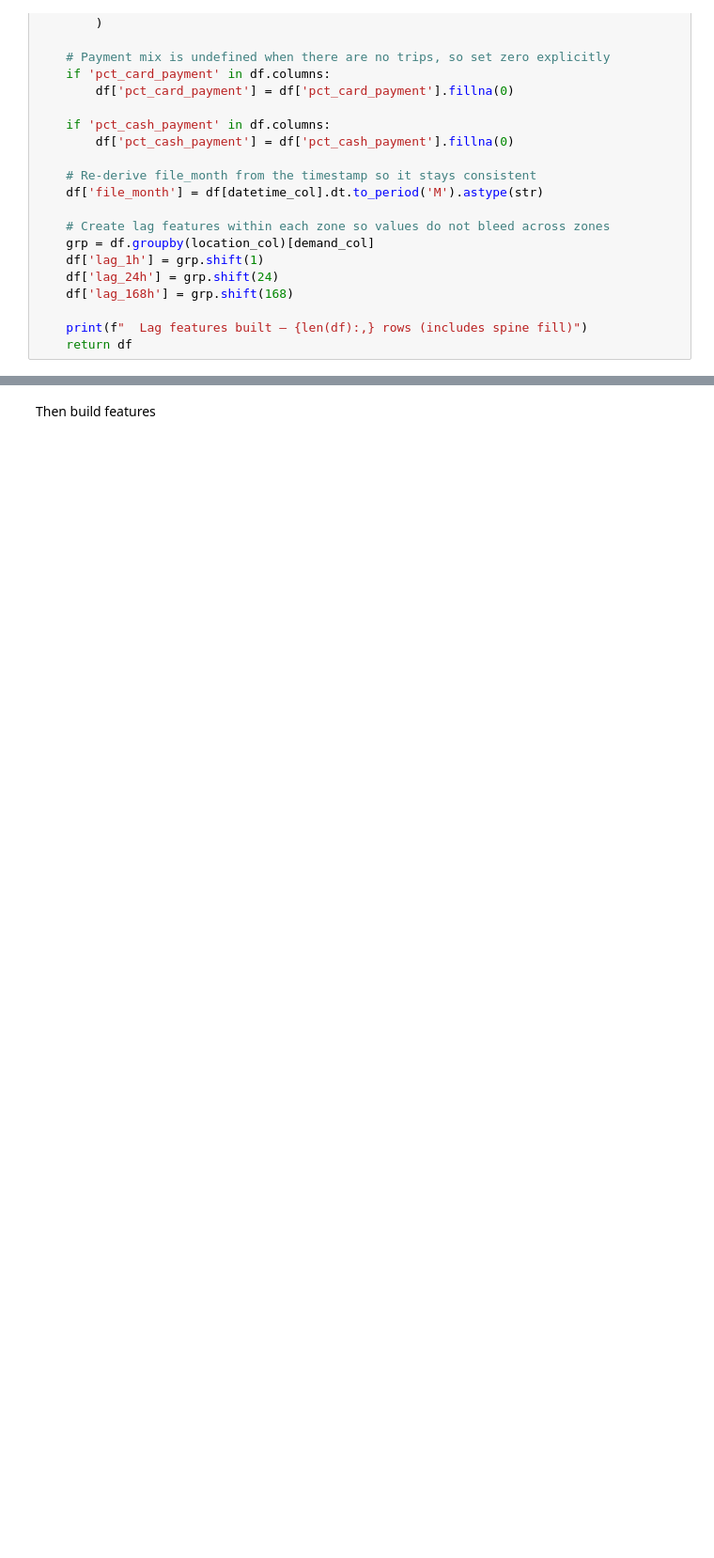
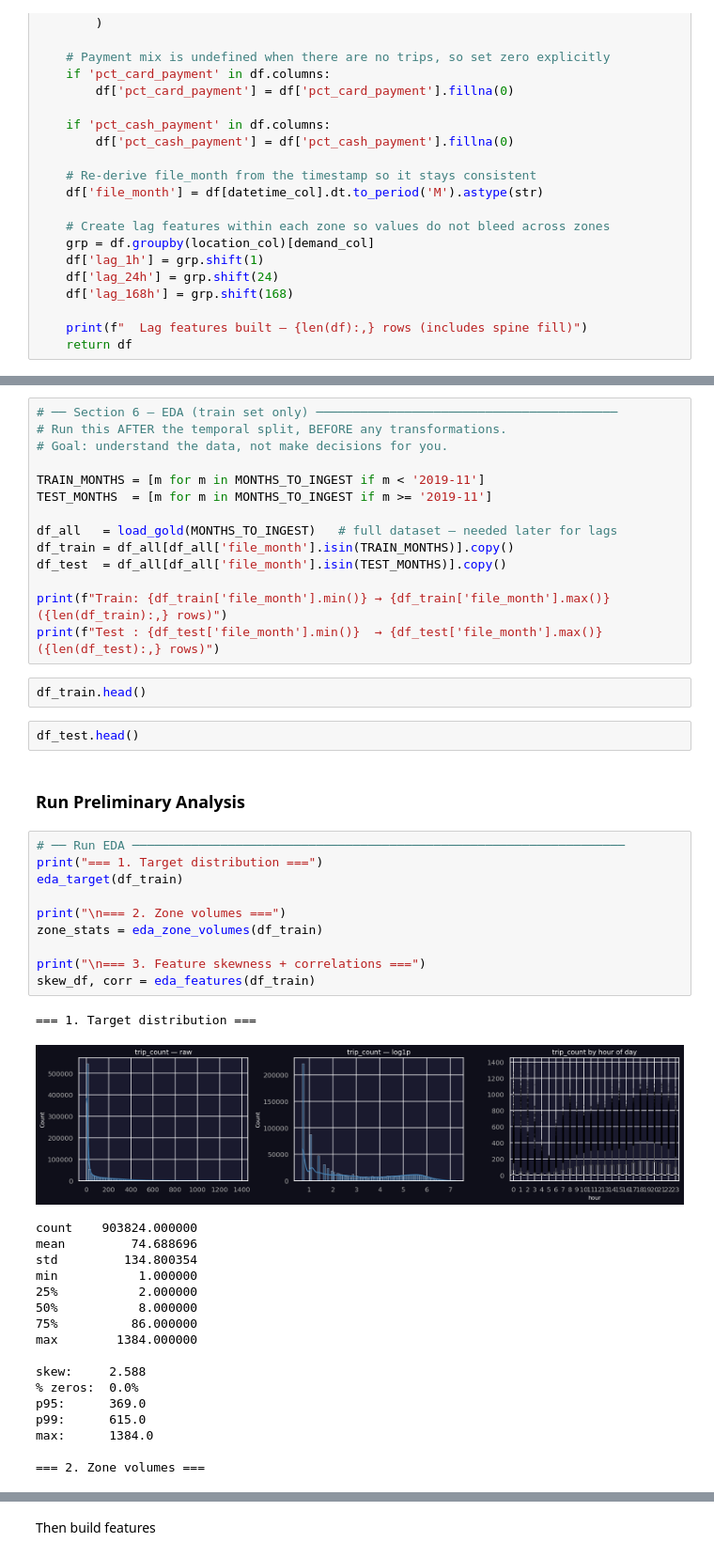
Before and after one commit to aislam2346/aislam, a Jupyter notebook: NYC_Taxi_Pipeline_Clean_v2.ipynb, the cells around one changed output, grey strips where cells are left out. Shown at 94% size. Saved outputs shown, nothing was run; the diff lists cells and outputs as text; blank space fills up the shorter version.

Commit message:
included EDA code before baseline modelling

```diff
--- a/NYC_Taxi_Pipeline_Clean_v2.ipynb
+++ b/NYC_Taxi_Pipeline_Clean_v2.ipynb
@@ -1014,0 +1347,49 @@ def build_lag_features(df,
+# %%
+# ── Section 6 — EDA (train set only) ─────────────────────────────────────────
+# Run this AFTER the temporal split, BEFORE any transformations.
+# Goal: understand the data, not make decisions for you.
+
+TRAIN_MONTHS = [m for m in MONTHS_TO_INGEST if m < '2019-11']
+TEST_MONTHS  = [m for m in MONTHS_TO_INGEST if m >= '2019-11']
+
+df_all   = load_gold(MONTHS_TO_INGEST)   # full dataset — needed later for lags
+df_train = df_all[df_all['file_month'].isin(TRAIN_MONTHS)].copy()
+df_test  = df_all[df_all['file_month'].isin(TEST_MONTHS)].copy()
+
+print(f"Train: {df_train['file_month'].min()} → {df_train['file_month'].max()}  ({len(df_train):,} rows)")
+print(f"Test : {df_test['file_month'].min()}  → {df_test['file_month'].max()}   ({len(df_test):,} rows)")
+# %%
+df_train.head()
+# %%
+df_test.head()
+# %% [markdown]
+### Run Preliminary Analysis
+# %%
+# ── Run EDA ───────────────────────────────────────────────────────────────────
+print("=== 1. Target distribution ===")
+eda_target(df_train)
+
+print("\n=== 2. Zone volumes ===")
+zone_stats = eda_zone_volumes(df_train)
+
+print("\n=== 3. Feature skewness + correlations ===")
+skew_df, corr = eda_features(df_train)
+# %% [output]
+=== 1. Target distribution ===
+[figure, added]
+count    903824.000000
+mean         74.688696
+std         134.800354
+min           1.000000
+25%           2.000000
+50%           8.000000
+75%          86.000000
+max        1384.000000
+
+skew:     2.588
+% zeros:  0.0%
+p95:      369.0
+p99:      615.0
+max:      1384.0
+
+=== 2. Zone volumes ===
```
Also changed, not shown: parts of 64 cells of this notebook.
